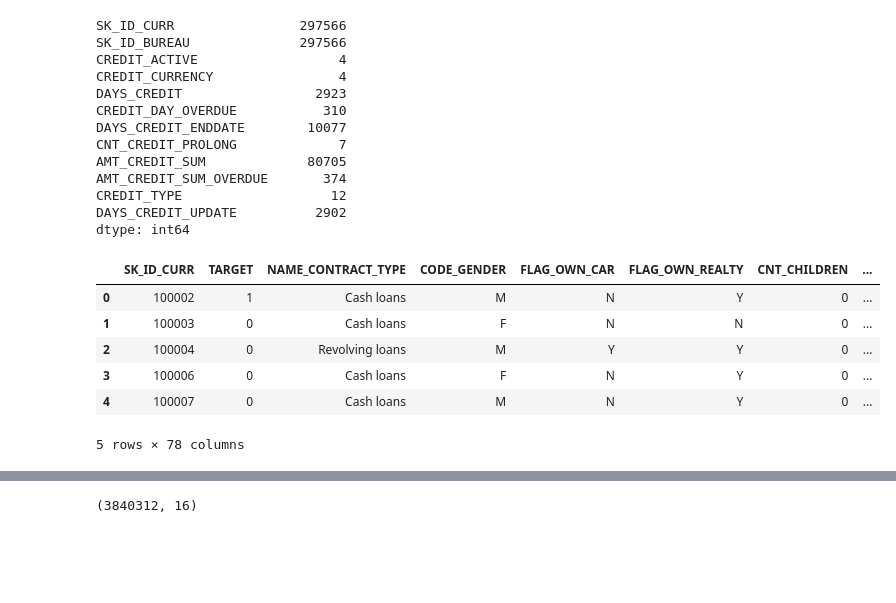
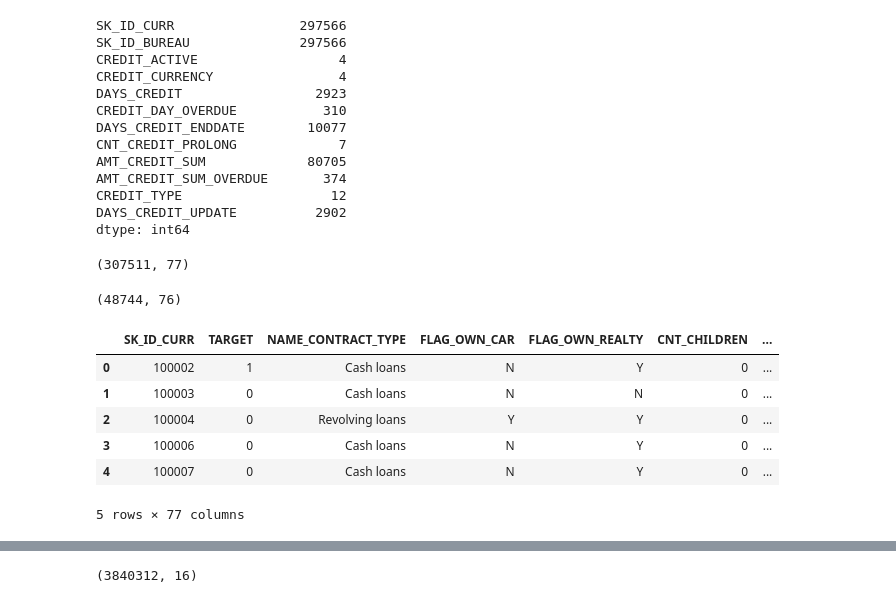
Before and after one commit to justinm329/Home_Credit_Risk, a Jupyter notebook: Credit_Risk.ipynb, the cells around one changed output, grey strips where cells are left out. Saved outputs shown, nothing was run; the diff lists cells and outputs as text; code cells hidden in the pictures; blank space fills up the shorter version.

```diff
--- a/Credit_Risk.ipynb
+++ b/Credit_Risk.ipynb
@@ -25,6 +25,10 @@ def obtain_nulls(dataframe):
         if dataframe[i].isnull().sum() > dataframe.shape[0]*.10:
             null_values.append(i)
     return null_values
+# %%
+# decisioning loans based on gender is illegal
+app_train.drop(columns = 'CODE_GENDER', inplace = True)
+app_test.drop(columns = "CODE_GENDER", inplace = True)
 # %%
 app_nulls = obtain_nulls(app_train)
 bureau_balance_nulls = obtain_nulls(bureau_balance)
@@ -290,4 +325,5 @@ app_train.shape
 # %%
 # merge the 3 dataframes
-merge_1 = app_train.merge(bureau, how = "left", on = "SK_ID_CURR")
+merge_1_train = app_train.merge(bureau, how = "left", on = "SK_ID_CURR")
+merge_1_test = app_test.merge(bureau, how = "left", on = "SK_ID_CURR")
 # %%
@@ -349,14 +406,21 @@ CREDIT_TYPE                   12
 DAYS_CREDIT_UPDATE          2902
 dtype: int64
 # %%
-merge_2 = merge_1.merge(bureau_balance, how = "left", on = "SK_ID_BUREAU")
+merge_2_train = merge_1_train.merge(bureau_balance, how = "left", on = "SK_ID_BUREAU")
+merge_2_test = merge_1_test.merge(bureau_balance, how = "left", on = "SK_ID_BUREAU")
+# %%
+display(merge_2_train.shape)
+display(merge_2_test.shape)
+# %% [output]
+(307511, 77)
+(48744, 76)
 # %%
-merge_2.head()
+merge_2_train.head()
 # %% [output]
-|  | SK_ID_CURR | TARGET | NAME_CONTRACT_TYPE | CODE_GENDER | FLAG_OWN_CAR | FLAG_OWN_REALTY | CNT_CHILDREN | ... |
-| 0 | 100002 | 1 | Cash loans | M | N | Y | 0 | ... |
-| 1 | 100003 | 0 | Cash loans | F | N | N | 0 | ... |
-| 2 | 100004 | 0 | Revolving loans | M | Y | Y | 0 | ... |
-| 3 | 100006 | 0 | Cash loans | F | N | Y | 0 | ... |
-| 4 | 100007 | 0 | Cash loans | M | N | Y | 0 | ... |
+|  | SK_ID_CURR | TARGET | NAME_CONTRACT_TYPE | FLAG_OWN_CAR | FLAG_OWN_REALTY | CNT_CHILDREN | ... |
+| 0 | 100002 | 1 | Cash loans | N | Y | 0 | ... |
+| 1 | 100003 | 0 | Cash loans | N | N | 0 | ... |
+| 2 | 100004 | 0 | Revolving loans | Y | Y | 0 | ... |
+| 3 | 100006 | 0 | Cash loans | N | Y | 0 | ... |
+| 4 | 100007 | 0 | Cash loans | N | Y | 0 | ... |
-5 rows × 78 columns
+5 rows × 77 columns
```
Also changed, not shown: parts of 132 cells of this notebook.
